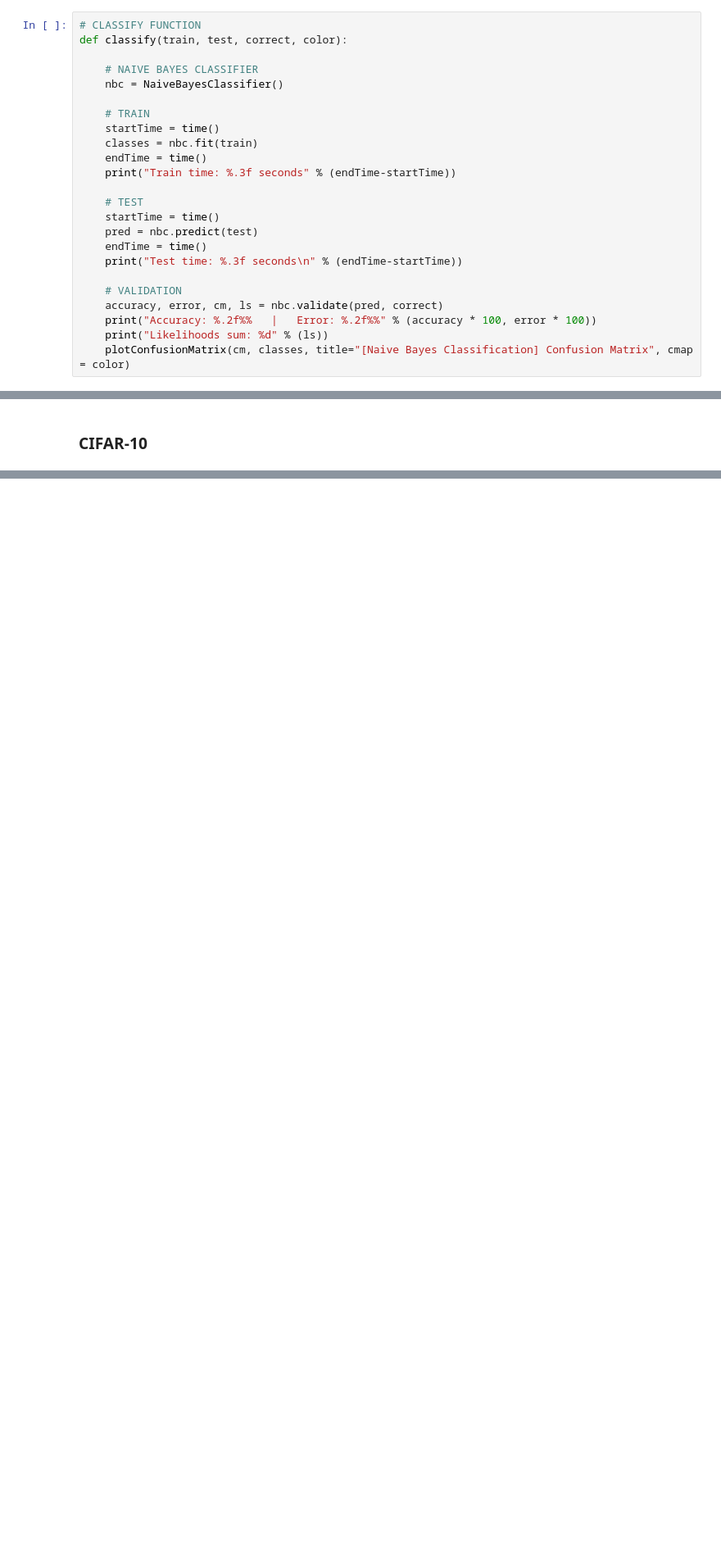
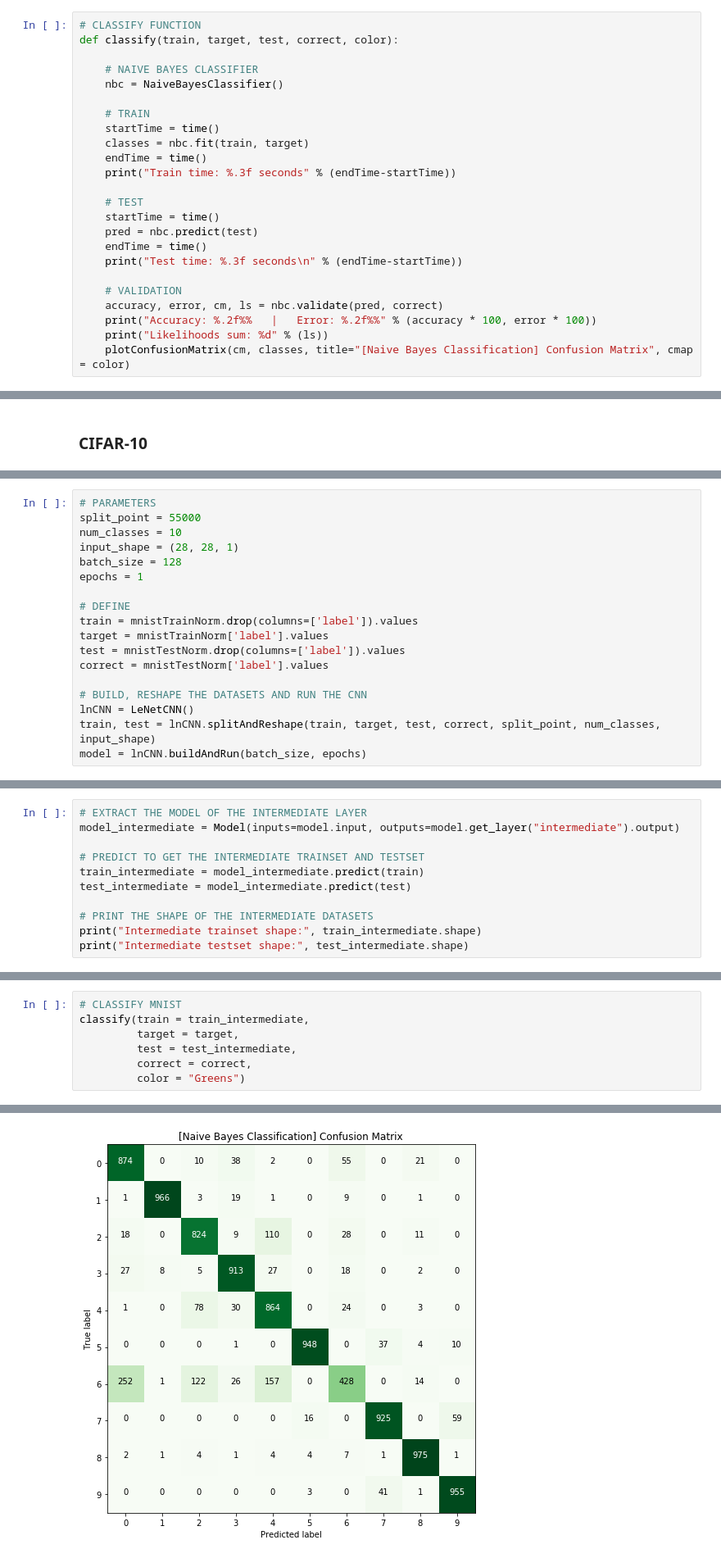
Before and after one commit to claudioscalzo/asi-challenge, a Jupyter notebook: asi_challenge_claudio_scalzo.ipynb, the cells around one changed output, grey strips where cells are left out. Shown at 82% size. Cells and saved outputs as stored; diff of their text form; blank space fills up the shorter version.

```diff
--- a/asi_challenge_claudio_scalzo.ipynb
+++ b/asi_challenge_claudio_scalzo.ipynb
@@ -496,14 +499,14 @@ class NaiveBayesClassifier:
     # ----------------------------------------------------------------------- #
 # %%
 # CLASSIFY FUNCTION
-def classify(train, test, correct, color):
+def classify(train, target, test, correct, color):
 
     # NAIVE BAYES CLASSIFIER
     nbc = NaiveBayesClassifier()
 
     # TRAIN
     startTime = time()
-    classes = nbc.fit(train)
+    classes = nbc.fit(train, target)
     endTime = time()
     print("Train time: %.3f seconds" % (endTime-startTime))
 
@@ -814,0 +806,18 @@ Train time: 0.032 seconds
+# %%
+# PARAMETERS
+split_point = 55000
+num_classes = 10
+input_shape = (28, 28, 1)
+batch_size = 128
+epochs = 1
+
+# DEFINE
+train = mnistTrainNorm.drop(columns=['label']).values
+target = mnistTrainNorm['label'].values
+test = mnistTestNorm.drop(columns=['label']).values
+correct = mnistTestNorm['label'].values
+
+# BUILD, RESHAPE THE DATASETS AND RUN THE CNN
+lnCNN = LeNetCNN()
+train, test = lnCNN.splitAndReshape(train, target, test, correct, split_point, num_classes, input_shape)
+model = lnCNN.buildAndRun(batch_size, epochs)
@@ -814,0 +831,11 @@ Train time: 0.032 seconds
+# %%
+# EXTRACT THE MODEL OF THE INTERMEDIATE LAYER
+model_intermediate = Model(inputs=model.input, outputs=model.get_layer("intermediate").output)
+
+# PREDICT TO GET THE INTERMEDIATE TRAINSET AND TESTSET
+train_intermediate = model_intermediate.predict(train)
+test_intermediate = model_intermediate.predict(test)
+
+# PRINT THE SHAPE OF THE INTERMEDIATE DATASETS
+print("Intermediate trainset shape:", train_intermediate.shape)
+print("Intermediate testset shape:", test_intermediate.shape)
@@ -814,0 +845,8 @@ Train time: 0.032 seconds
+# %%
+# CLASSIFY MNIST
+classify(train = train_intermediate,
+         target = target,
+         test = test_intermediate,
+         correct = correct,
+         color = "Greens")
+# %% [output]
@@ -814,0 +858 @@ Train time: 0.032 seconds
+[figure, added]
```
Also changed, not shown: parts of 24 cells of this notebook.
